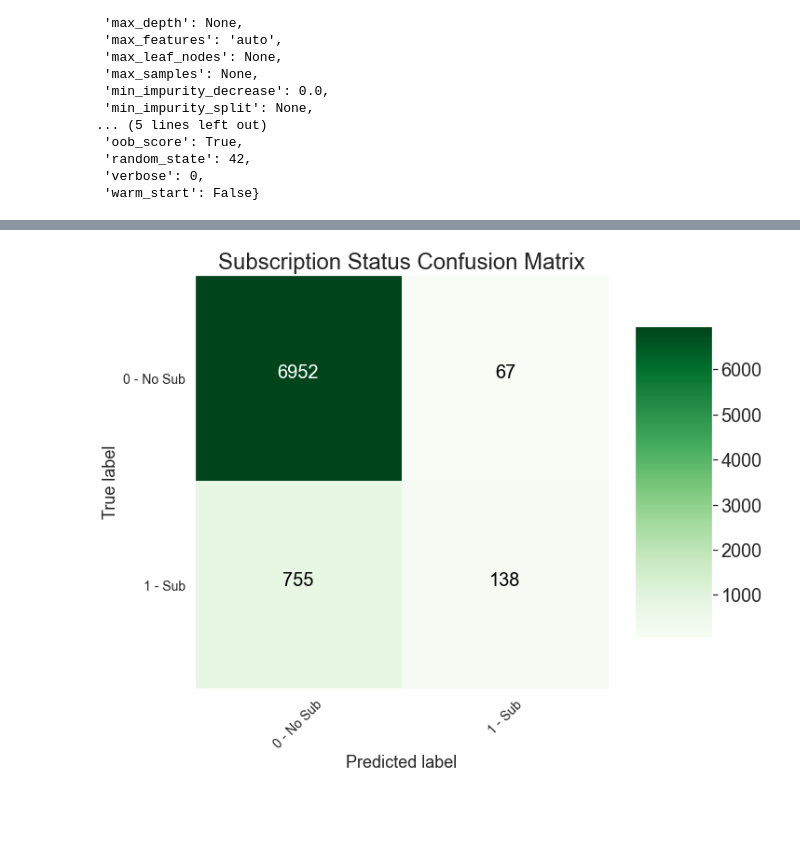
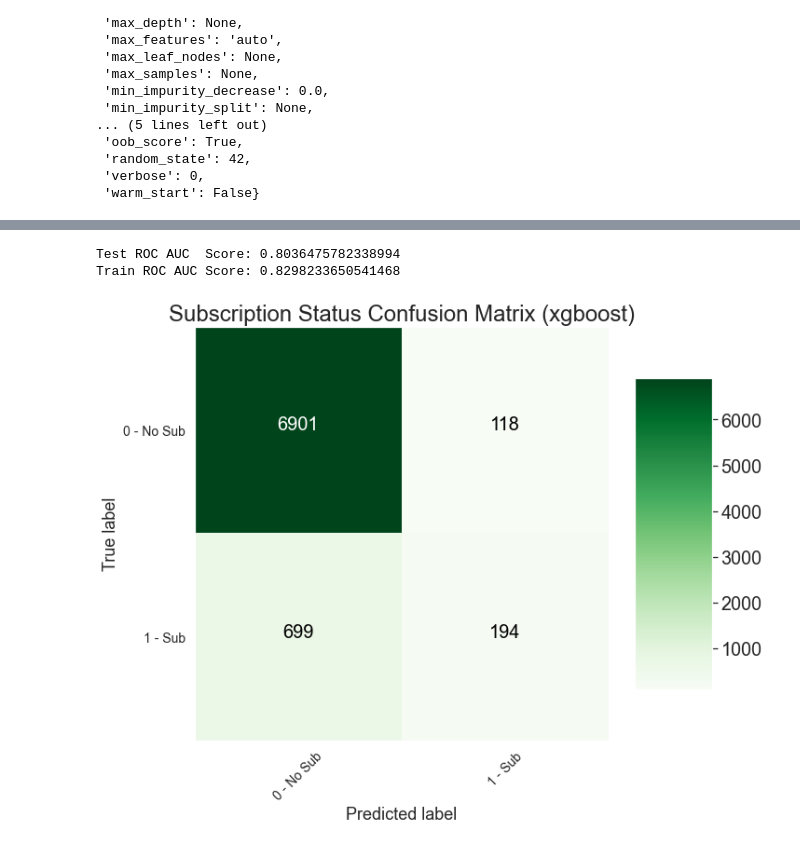
Before and after one commit to wessela42/Springboard_Documents, a Jupyter notebook: PBP_dataWrangle_EDA.ipynb, the cells around one changed output, grey strips where cells are left out. Drawn from its saved outputs; the diff is of its cells as text; code cells hidden in the pictures; blank space fills up the shorter version.

Commit message:
updated modeling
need to remove verbose descriptions

```diff
--- a/PBP_dataWrangle_EDA.ipynb
+++ b/PBP_dataWrangle_EDA.ipynb
@@ -1498,0 +1527,7 @@ Roc
+# %%
+#same as above but using xgboost
+
+# Create base model to tune
+xgb_model = xgb.XGBClassifier()
+
+pprint(xgb_model.get_params())
@@ -1498,0 +1552,19 @@ Roc
+# %%
+xgb_param = {'nthread':[8], #when use hyperthread, xgboost may become slower
+              'objective': ['binary:logistic'],
+              'learning_rate': [0.01, 0.05, 0.1, 0.5], #so called `eta` value
+              'max_depth': [4, 8, 12],
+              'seed': [42]
+              }
+# %%
+# Create random search model and fit the data
+xgb_grid = GridSearchCV(
+                        estimator = xgb_model,
+                        param_grid = xgb_param,
+                        n_jobs = 5,
+                        cv = 3,
+                        verbose=2,
+                        scoring='roc_auc')
+xgb_grid.fit(X_train_encoded, y_train)
+xgb_grid.best_params_
+xgb_grid.best_params_
@@ -1498,0 +1581,13 @@ Roc
+# %%
+# Use the best model after tuning
+best_xgb_model = xgb_grid.best_estimator_
+pipe_best_xgb_model = make_pipeline(col_trans, best_xgb_model)
+pipe_best_xgb_model.fit(X_train, y_train)
+y_pred_best_xgb_model = pipe_best_xgb_model.predict(X_test)
+pprint(best_xgb_model.get_params())
+
+train_xgb_predictions = pipe_best_xgb_model.predict(X_train)
+train_xgb_probs = pipe_best_xgb_model.predict_proba(X_train)[:, 1]
+xgb_probs = pipe_best_xgb_model.predict_proba(X_test)[:, 1]
+# Plot ROC curve and check scores
+evaluate_model(y_pred_best_xgb_model, xgb_probs, train_xgb_predictions, train_xgb_probs)
@@ -1499,8 +1613,14 @@ Roc
+# %%
+print(f'Test ROC AUC  Score: {roc_auc_score(y_test, xgb_probs)}')
+print(f'Train ROC AUC Score: {roc_auc_score(y_train, train_xgb_probs)}')
+# %% [output]
+Test ROC AUC  Score: 0.8036475782338994
+Train ROC AUC Score: 0.8298233650541468
 # %%
 # Plot Confusion matrix
-plot_confusion_matrix(confusion_matrix(y_test, y_pred_best_model), classes = ['0 - No Sub', '1 - Sub'],
-                      title = 'Subscription Status Confusion Matrix')
+plot_confusion_matrix(confusion_matrix(y_test, y_pred_best_xgb_model), classes = ['0 - No Sub', '1 - Sub'],
+                      title = 'Subscription Status Confusion Matrix (xgboost)')
 # %% [output]
-[figure, old version]
+[figure, new version]
 # %%
 df_test.shape
```
Also changed, not shown: parts of 34 cells of this notebook.
